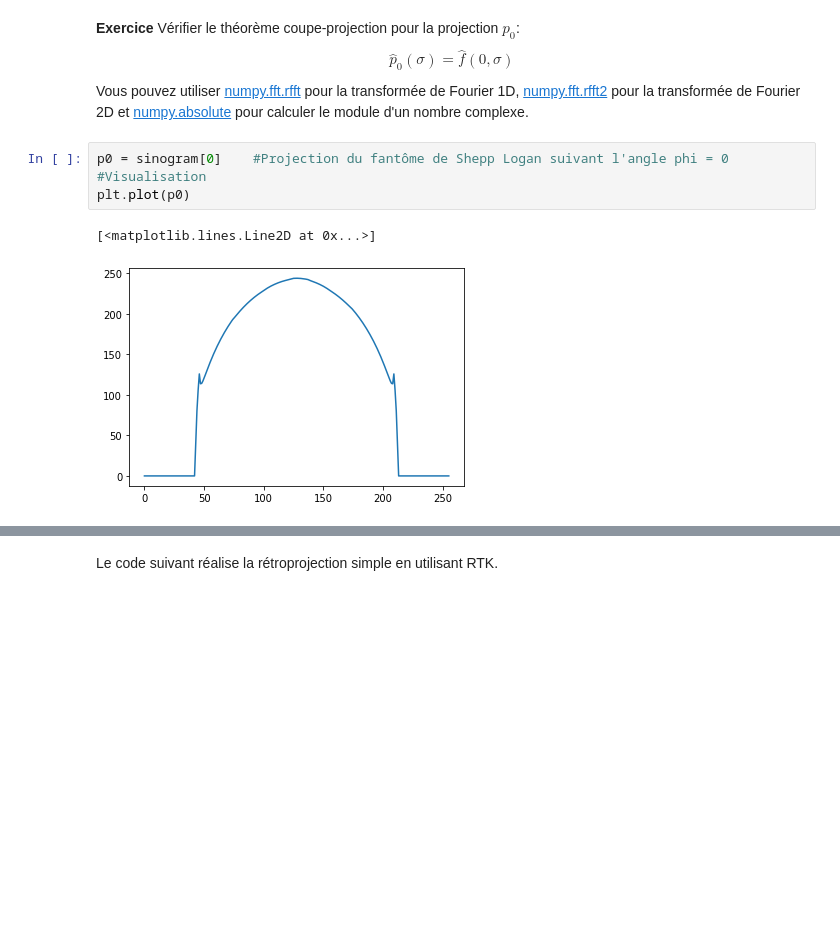
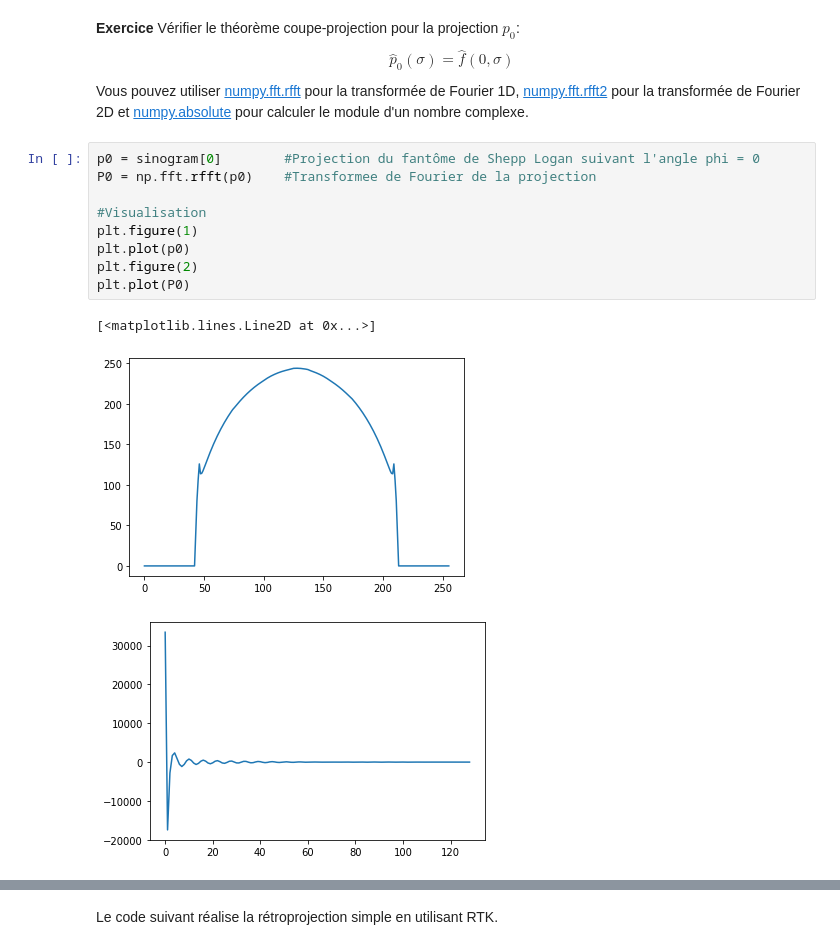
Before and after one commit to Guillaume0477/Tomographie, a Jupyter notebook: tp_tomo.ipynb, the cells around one changed output, grey strips where cells are left out. Drawn from its saved outputs; the diff is of its cells as text; blank space fills up the shorter version.

```diff
--- a/tp_tomo.ipynb
+++ b/tp_tomo.ipynb
@@ -117,12 +117,18 @@ Text(0.5, 1.0, 'Sinnogramme du Fantome de Shepp Logan')
 \end{equation}
 Vous pouvez utiliser [numpy.fft.rfft](https://docs.scipy.org/doc/numpy/reference/generated/numpy.fft.rfft.html) pour la transformée de Fourier 1D, [numpy.fft.rfft2](https://docs.scipy.org/doc/numpy/reference/generated/numpy.fft.rfft2.html) pour la transformée de Fourier 2D et [numpy.absolute](https://docs.scipy.org/doc/numpy/reference/generated/numpy.absolute.html) pour calculer le module d'un nombre complexe.
 # %%
-p0 = sinogram[0]    #Projection du fantôme de Shepp Logan suivant l'angle phi = 0
+p0 = sinogram[0]        #Projection du fantôme de Shepp Logan suivant l'angle phi = 0
+P0 = np.fft.rfft(p0)    #Transformee de Fourier de la projection
+
 #Visualisation
+plt.figure(1)
 plt.plot(p0)
+plt.figure(2)
+plt.plot(P0)
 # %% [output]
 [<matplotlib.lines.Line2D at 0x...>]
 [figure]
+[figure, added]
 # %% [markdown]
 # Rétroprojection
 On cherche maintenant à inverser la projection, i.e. à passer du domaine de Radon au domaine image.
```
